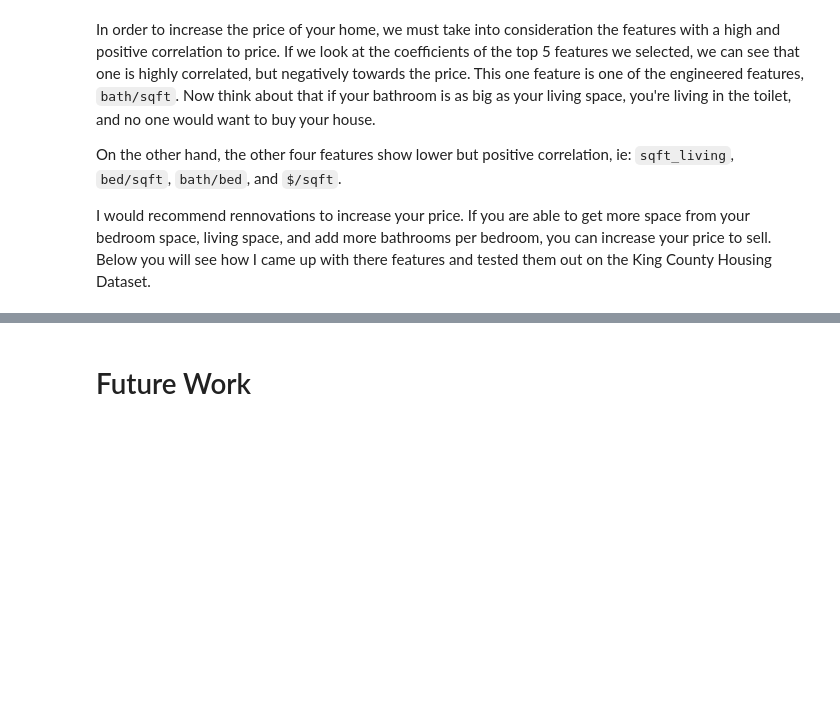
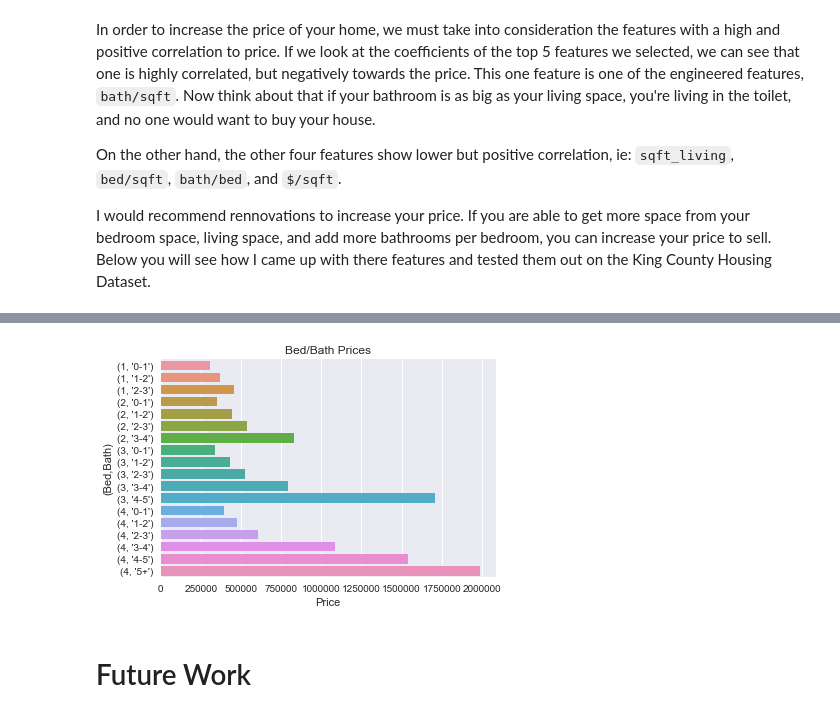
Before and after one commit to cousinskeeta/dsc-v2-mod1-final-project-online-ds-pt-081219, a Jupyter notebook: student.ipynb, the cells around one changed output, grey strips where cells are left out. Drawn from its saved outputs; the diff is of its cells as text; code cells hidden in the pictures; blank space fills up the shorter version.

```diff
--- a/student.ipynb
+++ b/student.ipynb
@@ -1207,11 +1433,13 @@ plt.show()
 # %%
-hey = pd.DataFrame(better_kd.groupby(by=['bed_cat', 'baths']).price.mean())
+hey = pd.DataFrame(new_kd.groupby(by=['bed_cat', 'baths']).price.mean())
 # hey.plot.barh()
 sns.barplot(x='price', y=hey.index, data=hey)
 plt.title('Bed/Bath Prices')
 plt.ylabel('(Bed,Bath)')
 plt.xlabel('Price')
 plt.show()
+# %% [output]
+[figure, added]
 # %% [markdown]
 # Future Work
 # %% [markdown]
```
Also changed, not shown: parts of 29 cells of this notebook, 3 other files.
